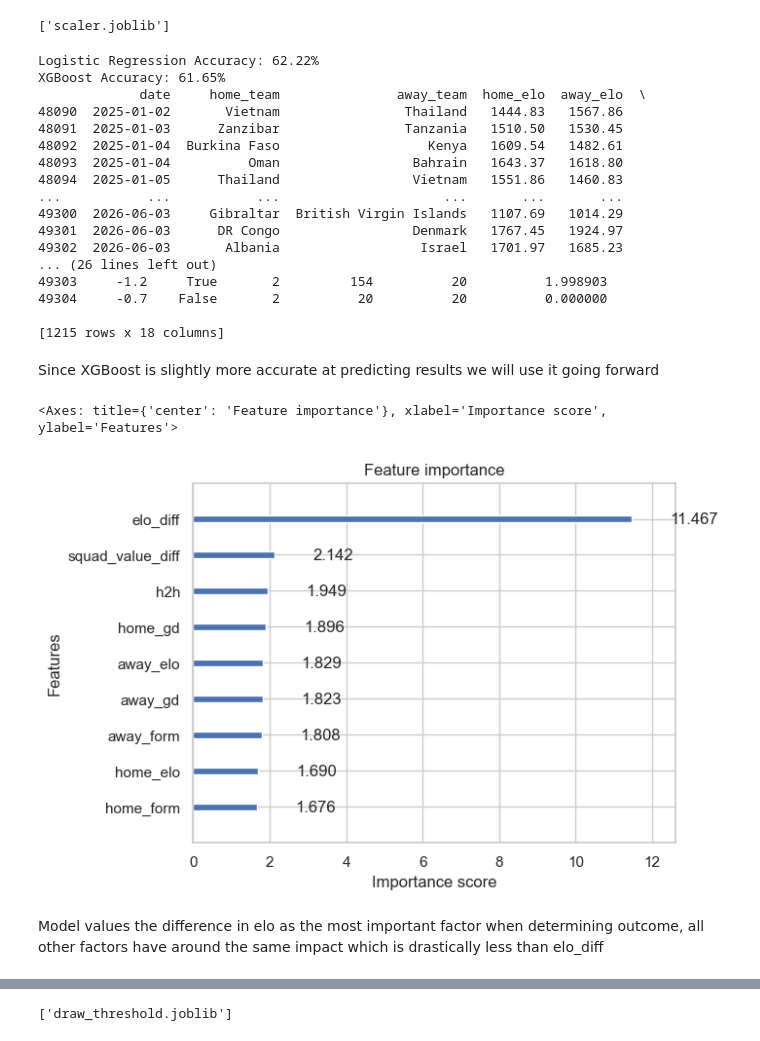
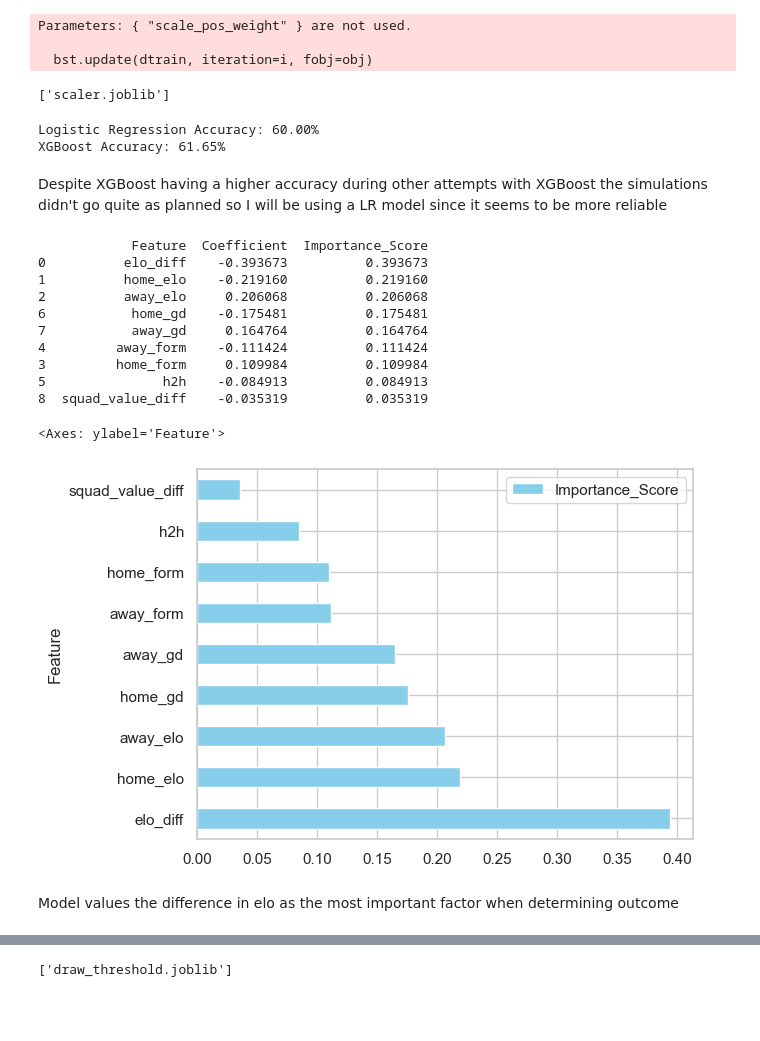
Before and after one commit to arms-and-hands155/WC2026-Predictor, a Jupyter notebook: notebooks/02_model.ipynb, the cells around one changed output, grey strips where cells are left out. Saved outputs shown, nothing was run; the diff lists cells and outputs as text; code cells hidden in the pictures; blank space fills up the shorter version.

```diff
--- a/notebooks/02_model.ipynb
+++ b/notebooks/02_model.ipynb
@@ -50,15 +50,27 @@ y = training_set['target']
 
 z = StandardScaler()
 X_scaled = z.fit_transform(X_train)
-lr_model = LogisticRegression()
+lr_model = LogisticRegression(class_weight='balanced', random_state=42)
 lr_model.fit(X_scaled, y)
 
-xgb_model = xgb.XGBClassifier()
+
+num_neg = sum(y == 0)
+num_pos = sum(y == 1)
+ratio = num_neg / num_pos
+
+# Pass it to the classifier
+xgb_model = xgb.XGBClassifier(scale_pos_weight=ratio, random_state=42)
 xgb_model.fit(X_train, y)
 
+#xgb_model = xgb.XGBClassifier()
+#xgb_model.fit(X_train, y)
+
 joblib.dump(z, 'scaler.joblib')
 # %% [output]
-['scaler.joblib']
+Parameters: { "scale_pos_weight" } are not used.
+
+  bst.update(dtrain, iteration=i, fobj=obj)
+['scaler.joblib']
 # %%
 X_test = test_set[features]
 y_test = test_set['target']
@@ -71,35 +83,37 @@ xgb_preds = xgb_model.predict(X_test)
 #See who is more accurate
 print(f"Logistic Regression Accuracy: {accuracy_score(y_test, lr_preds):.2%}")
 print(f"XGBoost Accuracy: {accuracy_score(y_test, xgb_preds):.2%}")
-
-print(test_set)
 # %% [output]
-Logistic Regression Accuracy: 62.22%
+Logistic Regression Accuracy: 60.00%
 XGBoost Accuracy: 61.65%
-             date     home_team               away_team  home_elo  away_elo  \
-48090  2025-01-02       Vietnam                Thailand   1444.83   1567.86
-48091  2025-01-03      Zanzibar                Tanzania   1510.50   1530.45
-48092  2025-01-04  Burkina Faso                   Kenya   1609.54   1482.61
-48093  2025-01-04          Oman                 Bahrain   1643.37   1618.80
-48094  2025-01-05      Thailand                 Vietnam   1551.86   1460.83
-...           ...           ...                     ...       ...       ...
-49300  2026-06-03     Gibraltar  British Virgin Islands   1107.69   1014.29
-49301  2026-06-03      DR Congo                 Denmark   1767.45   1924.97
-49302  2026-06-03       Albania                  Israel   1701.97   1685.23
-... (26 lines left out)
-49303     -1.2     True       2         154          20          1.998903
-49304     -0.7    False       2          20          20          0.000000
-
-[1215 rows x 18 columns]
-# %% [markdown]
-Since XGBoost is slightly more accurate at predicting results we will use it going forward
-# %%
-#Finding the MVP
-importance_score = xgb_model.get_booster().get_score(importance_type='gain')
-xgb.plot_importance(xgb_model, importance_type='gain', values_format='{v:.3f}')
-# %% [output]
-<Axes: title={'center': 'Feature importance'}, xlabel='Importance score', ylabel='Features'>
-[figure, removed]
+# %% [markdown]
+Despite XGBoost having a higher accuracy during other attempts with XGBoost the simulations didn't go quite as planned so I will be using a LR model since it seems to be more reliable
+# %%
+#Finding the MVP for LR
+coefficients = lr_model.coef_[0]
+
+importance_df = pd.DataFrame({
+    'Feature': X_train.columns if hasattr(X_train, 'columns') else [f'Feature {i}' for i in range(X_train.shape[1])],
+    'Coefficient': coefficients,
+    'Importance_Score': np.abs(coefficients)
+}).sort_values(by='Importance_Score', ascending=False)
+
+print(importance_df)
+
+importance_df.plot.barh(x='Feature', y= 'Importance_Score', color='skyblue')
+# %% [output]
+            Feature  Coefficient  Importance_Score
+0          elo_diff    -0.393673          0.393673
+1          home_elo    -0.219160          0.219160
+2          away_elo     0.206068          0.206068
+6           home_gd    -0.175481          0.175481
+7           away_gd     0.164764          0.164764
+4         away_form    -0.111424          0.111424
+3         home_form     0.109984          0.109984
+5               h2h    -0.084913          0.084913
+8  squad_value_diff    -0.035319          0.035319
+<Axes: ylabel='Feature'>
+[figure, added]
 # %% [markdown]
-Model values the difference in elo as the most important factor when determining outcome, all other factors have around the same impact which is drastically less than elo_diff
+Model values the difference in elo as the most important factor when determining outcome
 # %%
```
Also changed, not shown: parts of 7 cells of this notebook, 6 other files.
